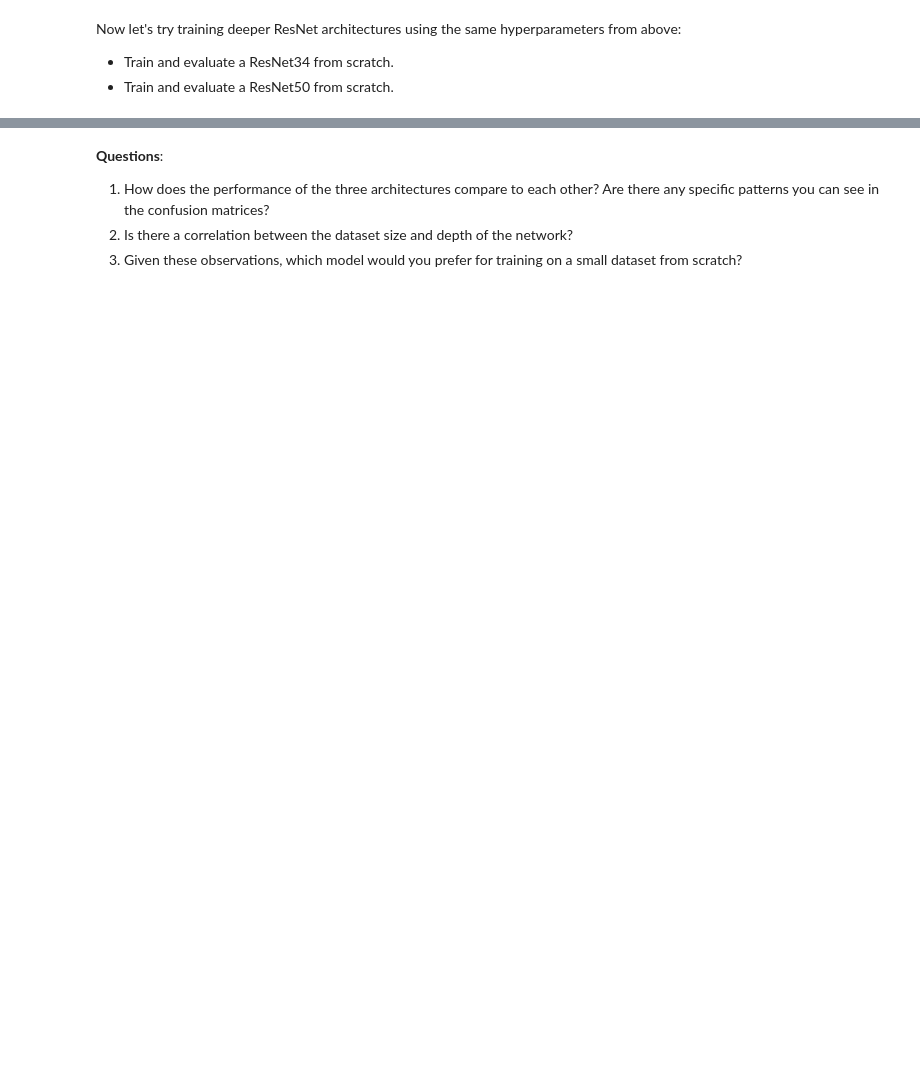
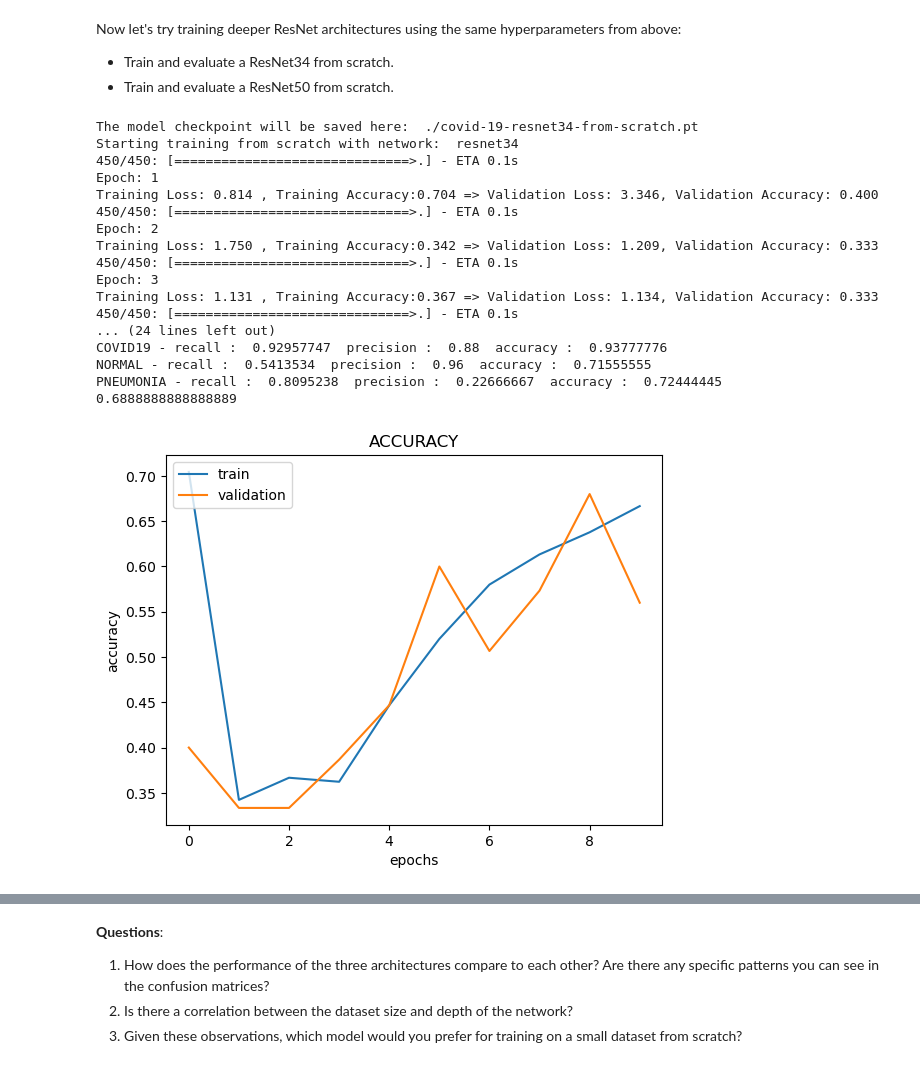
Before and after one commit to lhahner/deep-learning-computer-vision-exercises-wise-25, a Jupyter notebook: Ex3_2025.ipynb, the cells around one changed output, grey strips where cells are left out. Saved outputs shown, nothing was run; the diff lists cells and outputs as text; code cells hidden in the pictures; blank space fills up the shorter version.

```diff
--- a/Ex3_2025.ipynb
+++ b/Ex3_2025.ipynb
@@ -191,6 +194,7 @@ unknown_dir = os.path.join(data_folder, "unknown")
 print("Train dir:", train_dir)
 print("Classes:", classes)
 print(os.listdir(train_dir))
+results = dict()
 # %% [output]
 Train dir: /projects/scc/UGOE/UXEI/UMIN/scc_umin_pape/scc_umin_pape_dlforcv2526/dir.project/data/Ex3/covid19/train
 Classes: ['COVID19', 'NORMAL', 'PNEUMONIA']
@@ -459,13 +464,69 @@ Now let's try training deeper ResNet architectures using the same hyperparameter
 - Train and evaluate a ResNet50 from scratch.
 # %%
 # TODO: YOUR SOLUTIONS HERE
+torch.cuda.empty_cache()
+
+# ResNet34
+model = torchvision.models.resnet34()
+model.fc = nn.Linear(512, 3)
+model.to(device)
 
 
+# Let's define the checkpoint name where the specific model checkpoint will be saved
+model_name = 'resnet34'
+checkpoint_name = f'covid-19-{model_name}-from-scratch.pt'
+checkpoint_path = os.path.join(root_dir, checkpoint_name)
+print("The model checkpoint will be saved here: ", checkpoint_path)
+
+print("Starting training from scratch with network: ", model_name)
+
+criterion = nn.CrossEntropyLoss()  # loss function
+optimizer = torch.optim.AdamW(model.parameters(),lr=lr)  # optimizer
+scheduler = optim.lr_scheduler.ReduceLROnPlateau(optimizer)
+
+early_stopping = utils.EarlyStopping(checkpoint_path=checkpoint_path,patience=patience)
+
+accuracy, val_accuracy, losses, val_losses = utils.run_training(train_loader, val_loader, model, num_epochs, criterion, optimizer, scheduler=scheduler, early_stopping=early_stopping, device=device)
+
+utils.get_metric_plots(accuracy, val_accuracy, "accuracy")
+
+utils.get_metric_plots(losses,val_losses, "loss")
+
+model.load_state_dict(torch.load(checkpoint_path, weights_only=True))
+
+correct, total = utils.test_evaluation(model, test_loader, device)
+print(f'Accuracy of {checkpoint_path} on the Test Images: %d %%' % (100 * correct / total))
+results[model_name] = 100 * correct / total
+
+cm = utils.get_confusion_matrix(classes, test_loader,model, device)
+
+utils.check_precision_recall_accuracy(cm, classes)
+
+utils.visualize_confusion_matrix(cm, classes, correct, total)
 # HINT: (for the workflow)
 #    - Start with training a ResNet34:
 #          - Updating the last layers (training the network from scratch)
 #          - REMEMBER: Save the respective checkpoints uniquely, and initialize the early stopping with them.
 #          - Use the expected hyperparameters for training
 #          - Observe the loss and accuracy curves for training and validation
 #    - Next, train a ResNet50 (following the same suggestion as above)
 #    - Finally, evaluate both the trained models from above on the test set and answer the questions.
+# %% [output]
+The model checkpoint will be saved here:  ./covid-19-resnet34-from-scratch.pt
+Starting training from scratch with network:  resnet34
+450/450: [==============================>.] - ETA 0.1s
+Epoch: 1
+Training Loss: 0.814 , Training Accuracy:0.704 => Validation Loss: 3.346, Validation Accuracy: 0.400
+450/450: [==============================>.] - ETA 0.1s
+Epoch: 2
+Training Loss: 1.750 , Training Accuracy:0.342 => Validation Loss: 1.209, Validation Accuracy: 0.333
+450/450: [==============================>.] - ETA 0.1s
+Epoch: 3
+Training Loss: 1.131 , Training Accuracy:0.367 => Validation Loss: 1.134, Validation Accuracy: 0.333
+450/450: [==============================>.] - ETA 0.1s
+... (24 lines left out)
+COVID19 - recall :  0.92957747  precision :  0.88  accuracy :  0.93777776
+NORMAL - recall :  0.5413534  precision :  0.96  accuracy :  0.71555555
+PNEUMONIA - recall :  0.8095238  precision :  0.22666667  accuracy :  0.72444445
+0.6888888888888889
+[figure, added]
```
Also changed, not shown: parts of 19 cells of this notebook, 1 other file.
